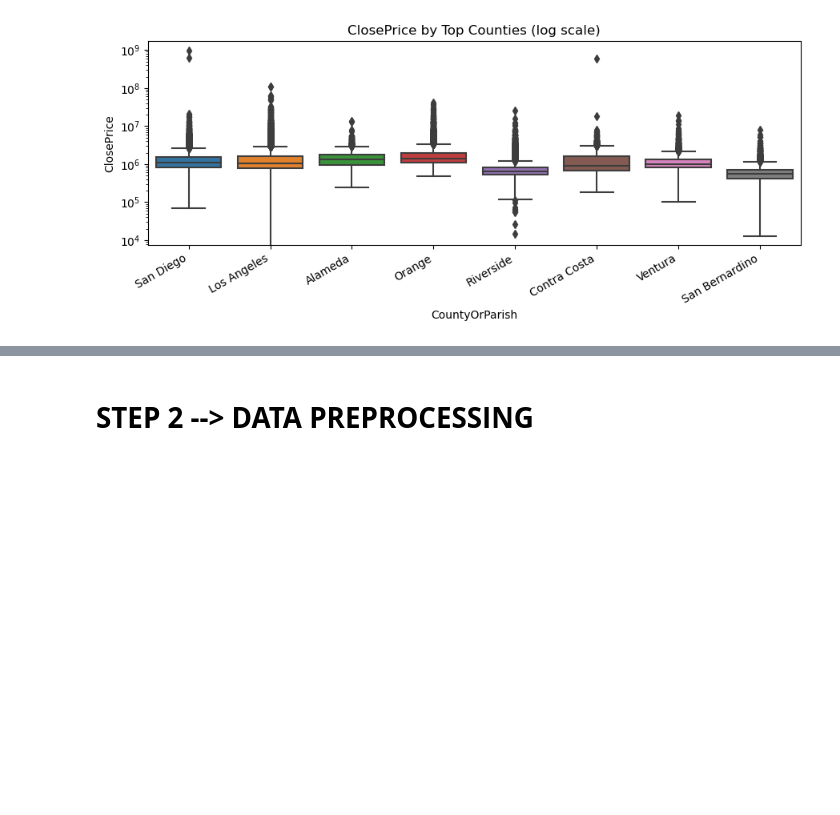
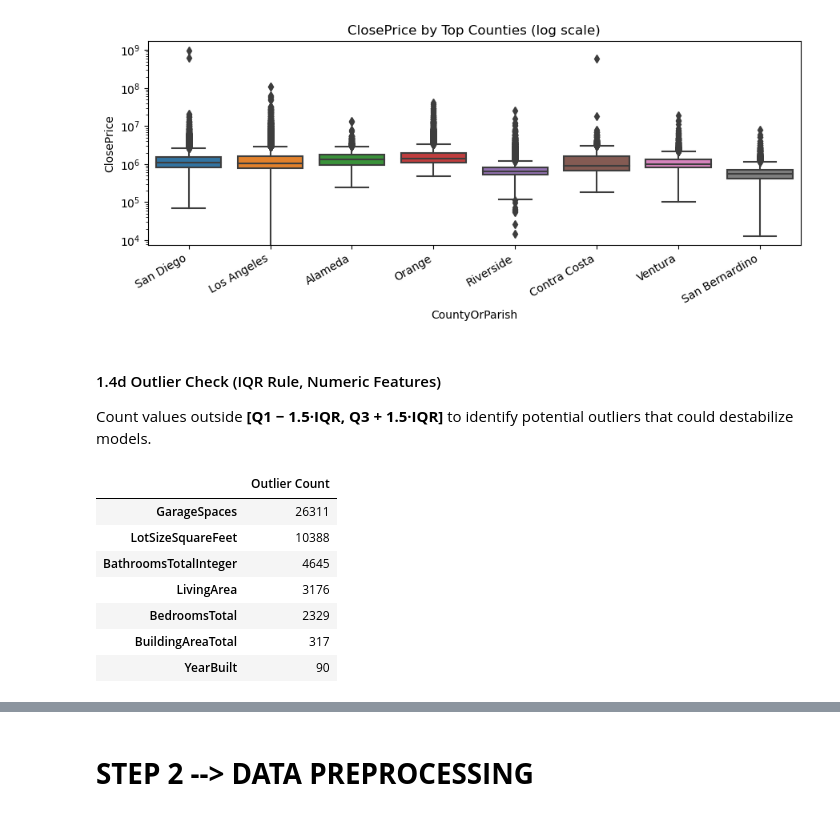
Before and after one commit to valle1306/home-price-prediction, a Jupyter notebook: Step1,2_Stephanie.ipynb, the cells around one changed output, grey strips where cells are left out. Saved outputs shown, nothing was run; the diff lists cells and outputs as text; code cells hidden in the pictures; blank space fills up the shorter version.

```diff
--- a/Step1,2_Stephanie.ipynb
+++ b/Step1,2_Stephanie.ipynb
@@ -286,3 +288,27 @@ if geo_col:
     plt.show()
 # %% [output]
 [figure]
+# %% [markdown]
+#### 1.4d Outlier Check (IQR Rule, Numeric Features)
+
+Count values outside **[Q1 − 1.5·IQR, Q3 + 1.5·IQR]** to identify potential outliers that could destabilize models.
+# %%
+def iqr_outlier_counts(s):
+    q1, q3 = s.quantile([0.25, 0.75])
+    iqr = q3 - q1
+    lower, upper = q1 - 1.5*iqr, q3 + 1.5*iqr
+    mask = (s < lower) | (s > upper)
+    return int(mask.sum())
+
+outlier_summary = pd.Series({c: iqr_outlier_counts(df_all[c].dropna()) for c in num_cols})
+outlier_tbl = outlier_summary.sort_values(ascending=False).to_frame("Outlier Count").head(15)
+display(outlier_tbl)
+# %% [output]
+|  | Outlier Count |
+| GarageSpaces | 26311 |
+| LotSizeSquareFeet | 10388 |
+| BathroomsTotalInteger | 4645 |
+| LivingArea | 3176 |
+| BedroomsTotal | 2329 |
+| BuildingAreaTotal | 317 |
+| YearBuilt | 90 |
```
Also changed, not shown: parts of 10 cells of this notebook.
